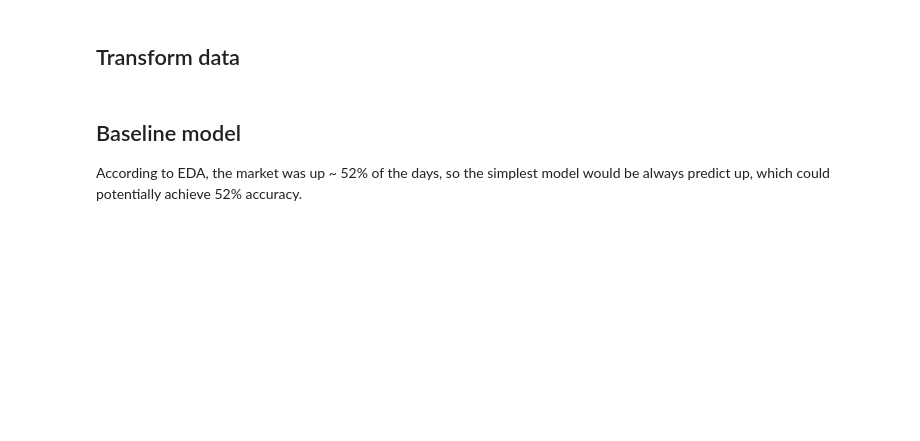
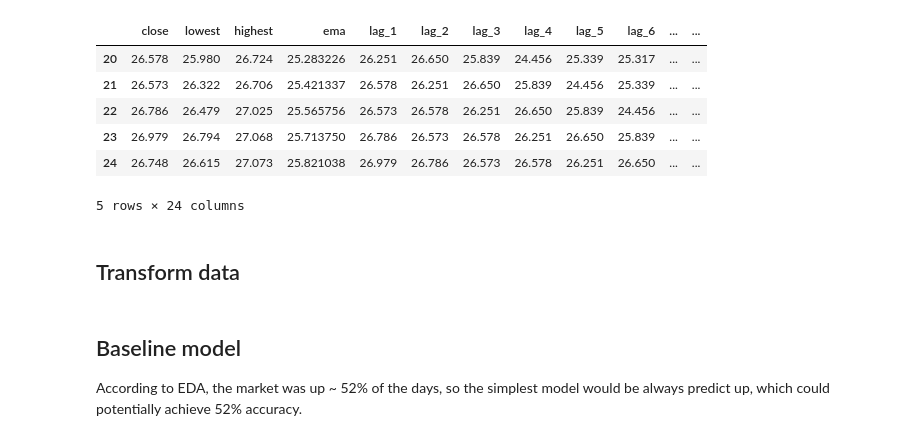
Before and after one commit to vinhqbui/207-final, a Jupyter notebook: ApplyML.ipynb, the cells around one changed output. Saved outputs shown, nothing was run; the diff lists cells and outputs as text; code cells hidden in the pictures; blank space fills up the shorter version.

```diff
--- a/ApplyML.ipynb
+++ b/ApplyML.ipynb
@@ -67,9 +89,3 @@ data.head()
 # %%
-predictors = data.drop(['is_up', 'Date', 'news', 'day', 'month', 'total_vol', 'mean_vol', 'std_vol'], axis=1)
+predictors = data.drop(['is_up', 'Date', 'news', 'day', 'month', 'total_vol', 'mean_vol', 'std_vol', 'open'], axis=1)
 target = data['is_up']
-
-predictors['ema5'] = predictors['close'].ewm(span=5).mean()
-for i in range(1, 8):
-    predictors['lag_' + str(i)] = predictors['close'].shift(i)
-predictors = predictors.iloc[7:]
-predictors
@@ -92,3 +96,13 @@ x_train, y_train, x_val, y_val, x_test, y_test = train_valid_test(predictors, ta
+# %%
+predictors.head()
+# %% [output]
+|  | close | lowest | highest | ema | lag_1 | lag_2 | lag_3 | lag_4 | lag_5 | lag_6 | ... | ... |
+| 20 | 26.578 | 25.980 | 26.724 | 25.283226 | 26.251 | 26.650 | 25.839 | 24.456 | 25.339 | 25.317 | ... | ... |
+| 21 | 26.573 | 26.322 | 26.706 | 25.421337 | 26.578 | 26.251 | 26.650 | 25.839 | 24.456 | 25.339 | ... | ... |
+| 22 | 26.786 | 26.479 | 27.025 | 25.565756 | 26.573 | 26.578 | 26.251 | 26.650 | 25.839 | 24.456 | ... | ... |
+| 23 | 26.979 | 26.794 | 27.068 | 25.713750 | 26.786 | 26.573 | 26.578 | 26.251 | 26.650 | 25.839 | ... | ... |
+| 24 | 26.748 | 26.615 | 27.073 | 25.821038 | 26.979 | 26.786 | 26.573 | 26.578 | 26.251 | 26.650 | ... | ... |
+5 rows × 24 columns
 # %% [markdown]
 ## Transform data
 # %%
```
Also changed, not shown: parts of 41 cells of this notebook, 7 other files.
